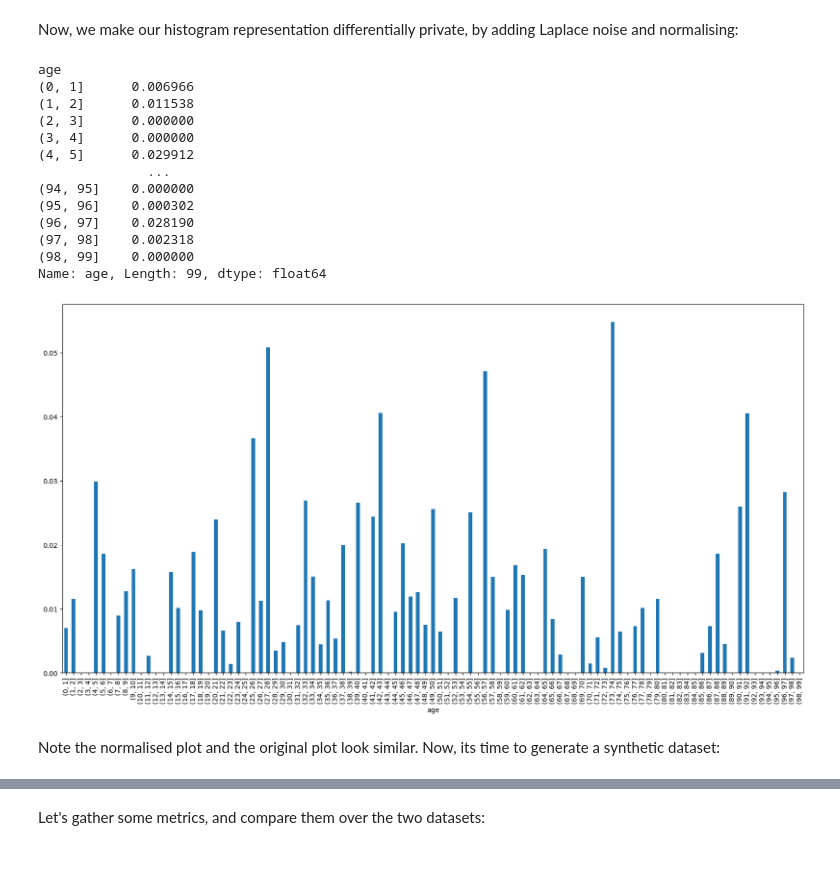
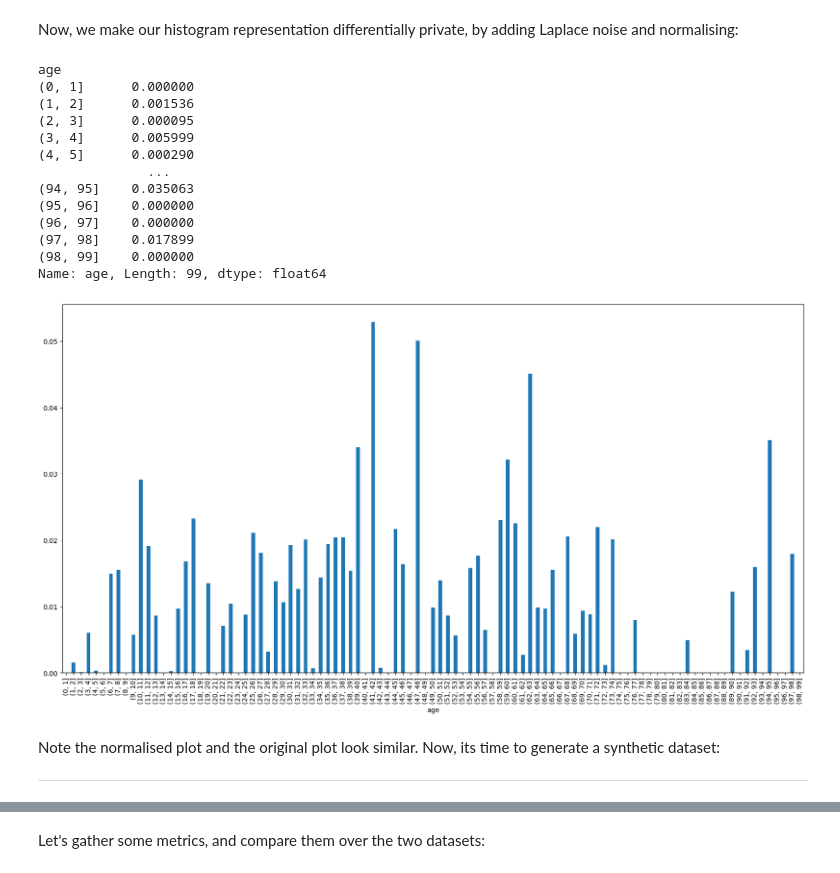
Before and after one commit to alan-turing-institute/sqlsynthgen-health-demo, a Jupyter notebook: ipynb/sqlsynthgen-healthcare-demo.ipynb, the cells around one changed output, grey strips where cells are left out. Drawn from its saved outputs; the diff is of its cells as text; code cells hidden in the pictures.

```diff
--- a/ipynb/sqlsynthgen-healthcare-demo.ipynb
+++ b/ipynb/sqlsynthgen-healthcare-demo.ipynb
@@ -355,34 +366,35 @@ Now, we make our histogram representation differentially private, by adding Lapl
 # %%
 age_counts_by_bin_laplace: pd.Series = age_counts_by_bin.apply(
     lambda age_count: healthcare_demo.add_laplace_noise(
         age_count, count_sensitivity, privacy_budget, positive_only=True
     )
 )
 
-total_count: float = age_counts_by_bin_laplace.sum()
 normalized_age_counts_by_bin: pd.Series = healthcare_demo.normalise_series(
     age_counts_by_bin_laplace
 )
 
 normalized_age_counts_by_bin.plot.bar(figsize=(20, 10))
 normalized_age_counts_by_bin
 # %% [output]
 age
-(0, 1]      0.006966
-(1, 2]      0.011538
-(2, 3]      0.000000
-(3, 4]      0.000000
-(4, 5]      0.029912
+(0, 1]      0.000000
+(1, 2]      0.001536
+(2, 3]      0.000095
+(3, 4]      0.005999
+(4, 5]      0.000290
               ...
-(94, 95]    0.000000
-(95, 96]    0.000302
-(96, 97]    0.028190
-(97, 98]    0.002318
+(94, 95]    0.035063
+(95, 96]    0.000000
+(96, 97]    0.000000
+(97, 98]    0.017899
 (98, 99]    0.000000
 Name: age, Length: 99, dtype: float64
-[figure, old version]
+[figure, new version]
 # %% [markdown]
 Note the normalised plot and the original plot look similar. Now, its time to generate a synthetic dataset:
+
+***
 # %%
 samples: float = len(patient_data) + healthcare_demo.get_noise_using_laplace(
     count_sensitivity, privacy_budget
```
Also changed, not shown: parts of 15 cells of this notebook.
